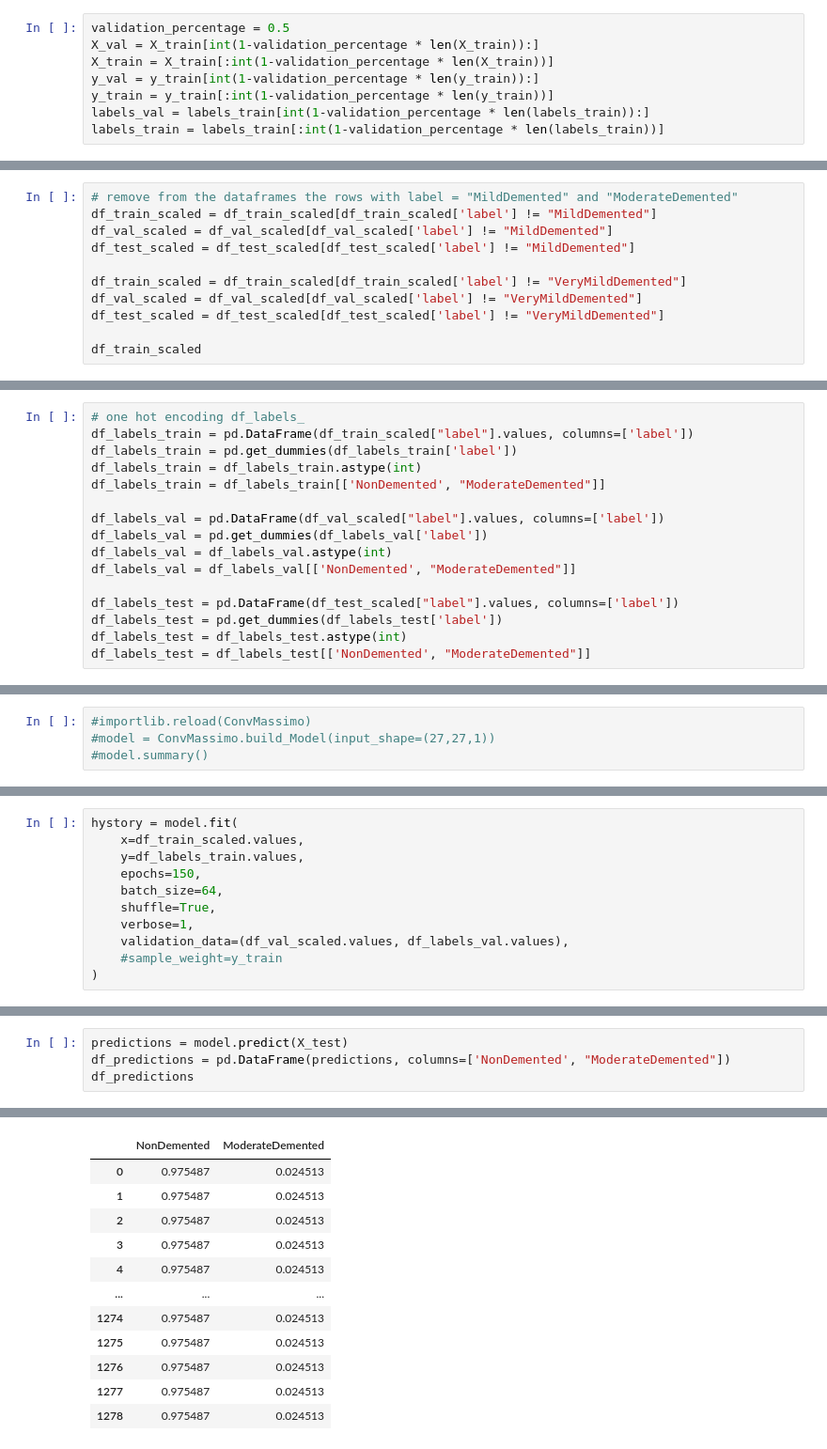
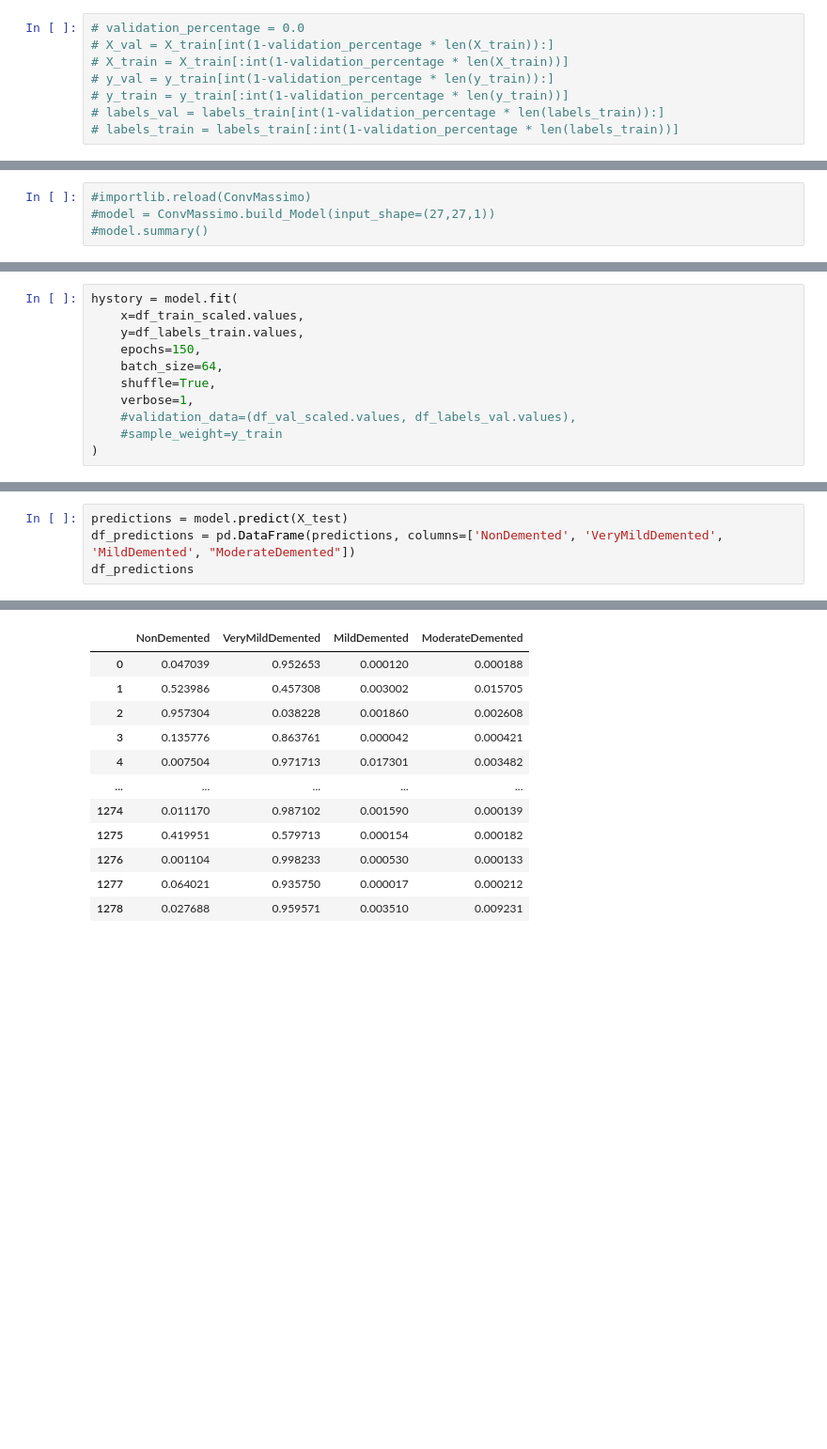
Before and after one commit to Ishikawa7/Alzheimer_detection, a Jupyter notebook: Alzheimer_detection_classification.ipynb, the cells around one changed output, grey strips where cells are left out. Shown at 94% size. Cells and saved outputs as stored; diff of their text form; blank space fills up the shorter version.

```diff
--- a/Alzheimer_detection_classification.ipynb
+++ b/Alzheimer_detection_classification.ipynb
@@ -85,10 +90,10 @@ StandardScaler()
 #    min = X_test[i].min()
 #    X_test[i] = (X_test[i] - min) / (max - min)
 # %%
-validation_percentage = 0.5
-X_val = X_train[int(1-validation_percentage * len(X_train)):]
-X_train = X_train[:int(1-validation_percentage * len(X_train))]
-y_val = y_train[int(1-validation_percentage * len(y_train)):]
-y_train = y_train[:int(1-validation_percentage * len(y_train))]
-labels_val = labels_train[int(1-validation_percentage * len(labels_train)):]
-labels_train = labels_train[:int(1-validation_percentage * len(labels_train))]
+# validation_percentage = 0.0
+# X_val = X_train[int(1-validation_percentage * len(X_train)):]
+# X_train = X_train[:int(1-validation_percentage * len(X_train))]
+# y_val = y_train[int(1-validation_percentage * len(y_train)):]
+# y_train = y_train[:int(1-validation_percentage * len(y_train))]
+# labels_val = labels_train[int(1-validation_percentage * len(labels_train)):]
+# labels_train = labels_train[:int(1-validation_percentage * len(labels_train))]
@@ -155,11 +163,0 @@ df_train_scaled
-# %%
-# remove from the dataframes the rows with label = "MildDemented" and "ModerateDemented"
-df_train_scaled = df_train_scaled[df_train_scaled['label'] != "MildDemented"]
-df_val_scaled = df_val_scaled[df_val_scaled['label'] != "MildDemented"]
-df_test_scaled = df_test_scaled[df_test_scaled['label'] != "MildDemented"]
-
-df_train_scaled = df_train_scaled[df_train_scaled['label'] != "VeryMildDemented"]
-df_val_scaled = df_val_scaled[df_val_scaled['label'] != "VeryMildDemented"]
-df_test_scaled = df_test_scaled[df_test_scaled['label'] != "VeryMildDemented"]
-
-df_train_scaled
@@ -180,16 +163,0 @@ df_train_scaled
-# %%
-# one hot encoding df_labels_
-df_labels_train = pd.DataFrame(df_train_scaled["label"].values, columns=['label'])
-df_labels_train = pd.get_dummies(df_labels_train['label'])
-df_labels_train = df_labels_train.astype(int)
-df_labels_train = df_labels_train[['NonDemented', "ModerateDemented"]]
-
-df_labels_val = pd.DataFrame(df_val_scaled["label"].values, columns=['label'])
-df_labels_val = pd.get_dummies(df_labels_val['label'])
-df_labels_val = df_labels_val.astype(int)
-df_labels_val = df_labels_val[['NonDemented', "ModerateDemented"]]
-
-df_labels_test = pd.DataFrame(df_test_scaled["label"].values, columns=['label'])
-df_labels_test = pd.get_dummies(df_labels_test['label'])
-df_labels_test = df_labels_test.astype(int)
-df_labels_test = df_labels_test[['NonDemented', "ModerateDemented"]]
@@ -297,7 +267,7 @@ hystory = model.fit(
     batch_size=64,
     shuffle=True,
     verbose=1,
-    validation_data=(df_val_scaled.values, df_labels_val.values),
+    #validation_data=(df_val_scaled.values, df_labels_val.values),
     #sample_weight=y_train
 )
 # %% [output]
@@ -332,18 +299,18 @@ df_hystory[['loss','val_loss']].plot(figsize=(12, 4), title='Hystory Loss')
 # %%
 predictions = model.predict(X_test)
-df_predictions = pd.DataFrame(predictions, columns=['NonDemented', "ModerateDemented"])
+df_predictions = pd.DataFrame(predictions, columns=['NonDemented', 'VeryMildDemented', 'MildDemented', "ModerateDemented"])
 df_predictions
 # %% [output]
 40/40 [==============================] - 0s 2ms/step
-|  | NonDemented | ModerateDemented |
-| 0 | 0.975487 | 0.024513 |
-| 1 | 0.975487 | 0.024513 |
-| 2 | 0.975487 | 0.024513 |
-| 3 | 0.975487 | 0.024513 |
-| 4 | 0.975487 | 0.024513 |
-| ... | ... | ... |
-| 1274 | 0.975487 | 0.024513 |
-| 1275 | 0.975487 | 0.024513 |
-| 1276 | 0.975487 | 0.024513 |
-| 1277 | 0.975487 | 0.024513 |
-| 1278 | 0.975487 | 0.024513 |
+|  | NonDemented | VeryMildDemented | MildDemented | ModerateDemented |
+| 0 | 0.047039 | 0.952653 | 0.000120 | 0.000188 |
+| 1 | 0.523986 | 0.457308 | 0.003002 | 0.015705 |
+| 2 | 0.957304 | 0.038228 | 0.001860 | 0.002608 |
+| 3 | 0.135776 | 0.863761 | 0.000042 | 0.000421 |
+| 4 | 0.007504 | 0.971713 | 0.017301 | 0.003482 |
+| ... | ... | ... | ... | ... |
+| 1274 | 0.011170 | 0.987102 | 0.001590 | 0.000139 |
+| 1275 | 0.419951 | 0.579713 | 0.000154 | 0.000182 |
+| 1276 | 0.001104 | 0.998233 | 0.000530 | 0.000133 |
+| 1277 | 0.064021 | 0.935750 | 0.000017 | 0.000212 |
+| 1278 | 0.027688 | 0.959571 | 0.003510 | 0.009231 |
```
Also changed, not shown: parts of 27 cells of this notebook, 1 other file.
